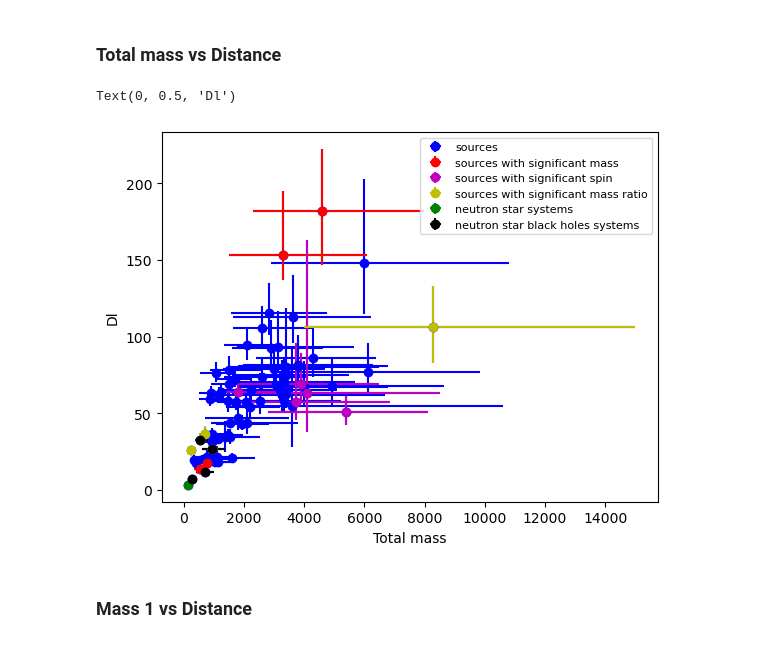
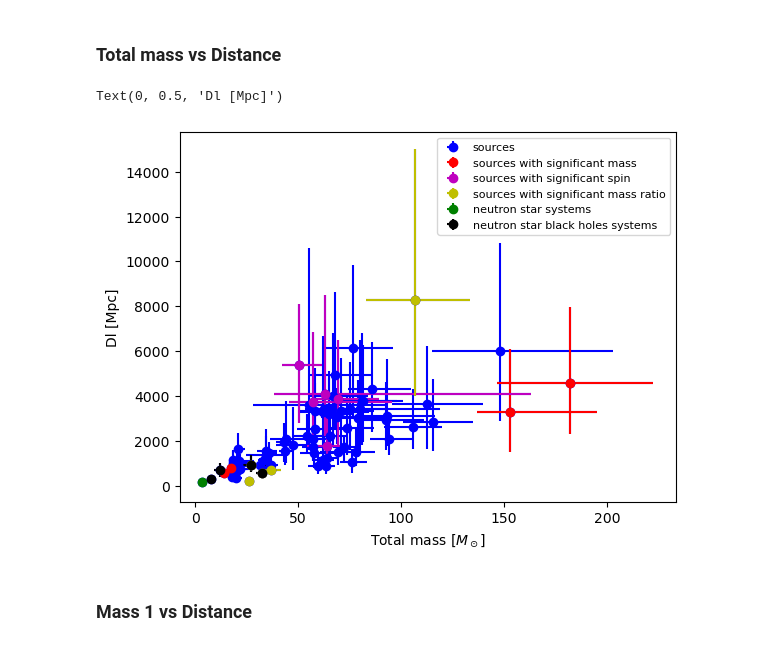
Before and after one commit to Sareva00/LIGO-project, a Jupyter notebook: properties.ipynb, the cells around one changed output. Cells and saved outputs as stored; diff of their text form; code cells hidden in the pictures.

```diff
--- a/properties.ipynb
+++ b/properties.ipynb
@@ -171,13 +171,13 @@ Text(0, 0.5, 'total mass [$M_\\odot$]')
 # %% [markdown]
 ### Total mass vs Distance
 # %%
-graph("luminosity_distance", "total_mass", "luminosity_distance_lw", "luminosity_distance_up", "total_mass_lw", "total_mass_up")
+graph( "total_mass", "luminosity_distance", "total_mass_lw", "total_mass_up","luminosity_distance_lw", "luminosity_distance_up")
 
 plt.xlabel ('Total mass [$M_\odot$]')
 plt.ylabel ('Dl [Mpc]')
 # %% [output]
-Text(0, 0.5, 'Dl')
+Text(0, 0.5, 'Dl [Mpc]')
-[figure, old version]
+[figure, new version]
 # %% [markdown]
 ### Mass 1 vs Distance
 # %%
```
Also changed, not shown: parts of 6 cells of this notebook.
